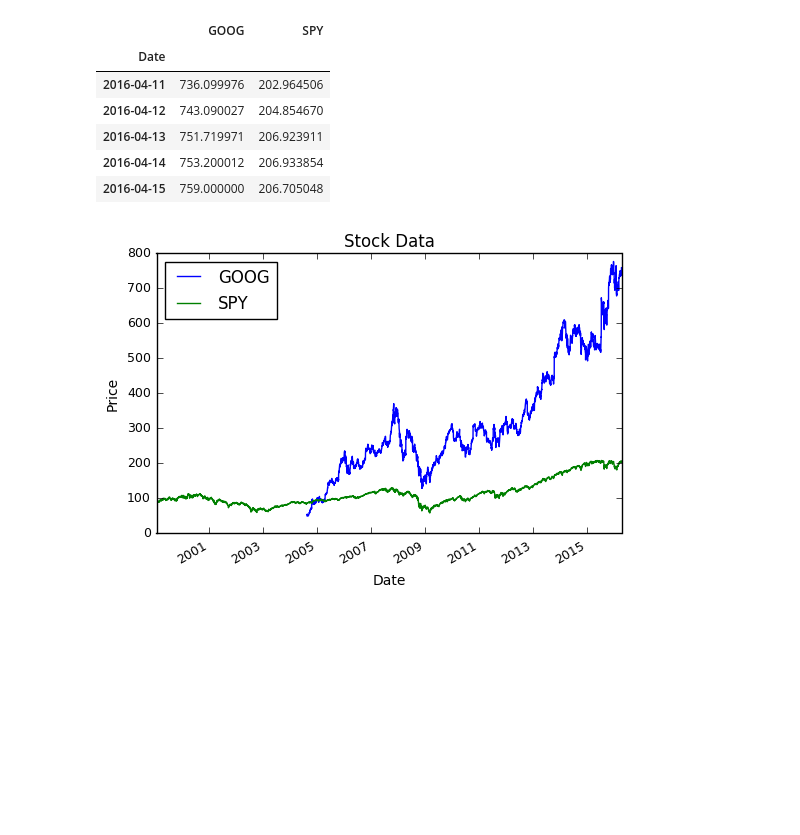
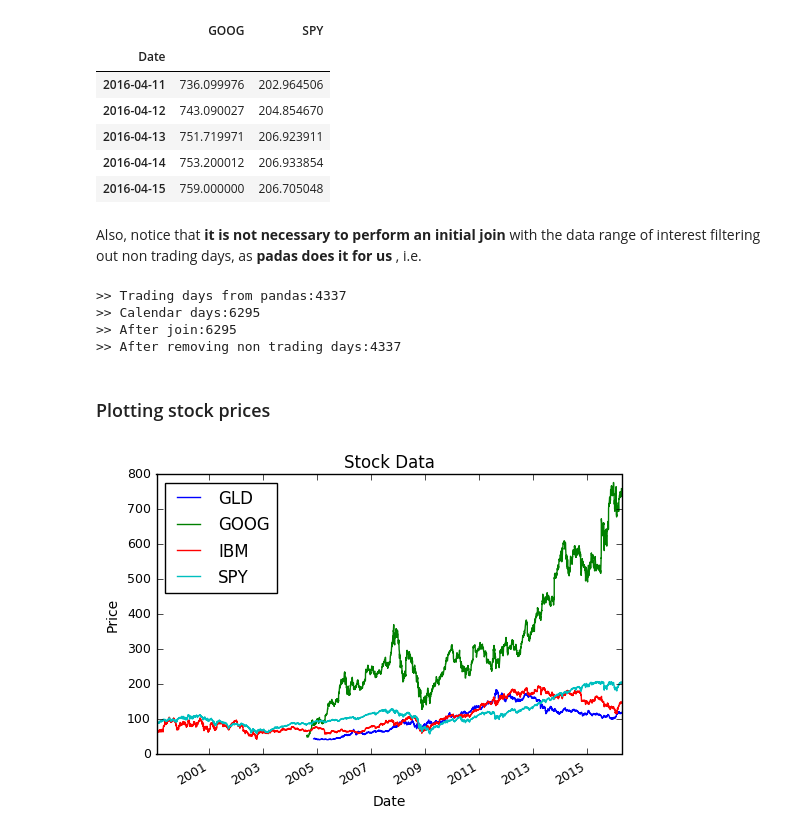
Before and after one commit to gtesei/python-for-finance-notes, a Jupyter notebook: basic_notes/warming_up.ipynb, the cells around one changed output. Saved outputs shown, nothing was run; the diff lists cells and outputs as text; code cells hidden in the pictures; blank space fills up the shorter version.

```diff
--- a/basic_notes/warming_up.ipynb
+++ b/basic_notes/warming_up.ipynb
@@ -106,9 +108,7 @@ import numpy as np
 import pandas as pd
 import pandas.io.data as web
 
-
-symbols = ['GOOG','SPY']
-df_final = web.DataReader(symbols, data_source='yahoo',
+df_final = web.DataReader(['GOOG','SPY'], data_source='yahoo',
                       start='1/21/2010', end='4/15/2016')
 
 print(df_final)
@@ -200,11 +193,31 @@ get_data(symbols=['GOOG','SPY']).tail()
 | 2016-04-13 | 751.719971 | 206.923911 |
 | 2016-04-14 | 753.200012 | 206.933854 |
 | 2016-04-15 | 759.000000 | 206.705048 |
+# %% [markdown]
+Also, notice that __it is not necessary to perform an initial join__ with the data range of interest filtering out
+non trading days, as __padas does it for us__ , i.e.
+# %%
+df_stock = get_data(symbols=['GOOG','SPY'],start='1/21/1999',end='4/15/2016')
+print(">> Trading days from pandas:"+str(df_stock.shape[0]))
+dates = pd.date_range('1/21/1999', '4/15/2016')
+df = pd.DataFrame(index=dates)
+print(">> Calendar days:"+str(df.shape[0]))
+df = df.join(df_stock)
+print(">> After join:"+str(df.shape[0]))
+df = df.dropna(subset=["SPY"])
+print(">> After removing non trading days:"+str(df.shape[0]))
+# %% [output]
+>> Trading days from pandas:4337
+>> Calendar days:6295
+>> After join:6295
+>> After removing non trading days:4337
+# %% [markdown]
+### Plotting stock prices
 # %%
-ax = get_data(symbols=['GOOG','SPY'],start='1/21/1999', end='4/15/2016').plot(title="Stock Data", fontsize=9)
+ax = get_data(symbols=['GOOG','SPY','IBM','GLD'],start='1/21/1999', end='4/15/2016').plot(title="Stock Data", fontsize=9)
 ax.set_xlabel("Date")
 ax.set_ylabel("Price")
 plt.show()
 # %% [output]
-[figure, old version]
+[figure, new version]
 # %% [markdown]
```
Also changed, not shown: parts of 16 cells of this notebook.
